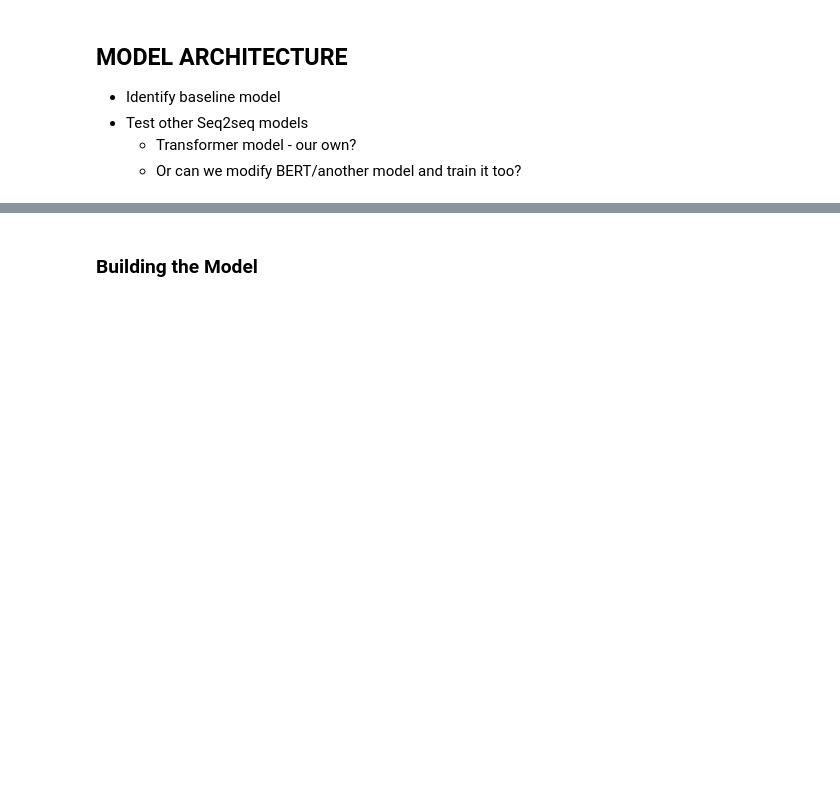
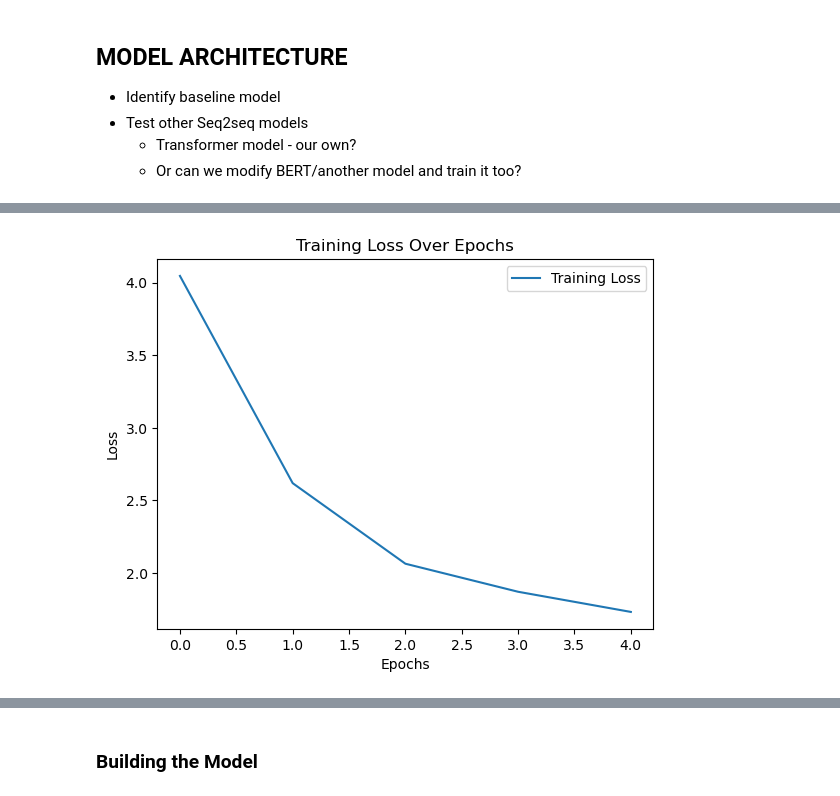
Before and after one commit to sekretaryuk/w266-final-project, a Jupyter notebook: lineara_workfile_4.ipynb, the cells around one changed output, grey strips where cells are left out. Saved outputs shown, nothing was run; the diff lists cells and outputs as text; code cells hidden in the pictures; blank space fills up the shorter version.

```diff
--- a/lineara_workfile_4.ipynb
+++ b/lineara_workfile_4.ipynb
@@ -691,0 +682,4 @@ linearb_names_test: 464
+# %%
+# Function to tokenize a column
+def tokenize_column(dataframe, column_name):
+    return dataframe[column_name].apply(lambda x: tokenizer.encode(x, add_special_tokens=True))
@@ -691,0 +734,25 @@ linearb_names_test: 464
+# %%
+# @title: BART TOKENIZER
+
+# Copy datasets; separating tokenization for BART
+BART_data_linearb_names_train = data_linearb_names_train.copy()
+BART_data_linearb_names_test = data_linearb_names_test.copy()
+
+#Initialize tokenizer
+tokenizer = MBart50TokenizerFast.from_pretrained('facebook/mbart-large-50')
+
+# Tokenizing columns in the training data
+BART_data_linearb_names_train['linear_b_sep_tokenized'] = tokenize_column(BART_data_linearb_names_train, 'linear_b_sep')
+BART_data_linearb_names_train['linear_b_transliterated_sep_tokenized'] = tokenize_column(BART_data_linearb_names_train, 'linear_b_transliterated_sep')
+BART_data_linearb_names_train['linear_b_tokenized'] = tokenize_column(BART_data_linearb_names_train, 'linear_b')
+BART_data_linearb_names_train['greek_tokenized'] = tokenize_column(BART_data_linearb_names_train, 'greek')
+BART_data_linearb_names_train['greek_transliterate_tokenized'] = tokenize_column(BART_data_linearb_names_train, 'greek_transliterate')
+BART_data_linearb_names_train['linear_b_transliterate_tokenized'] = tokenize_column(BART_data_linearb_names_train, 'linear_b_transliterate')
+
+# Tokenizing columns in the test data
+BART_data_linearb_names_test['linear_b_sep_tokenized'] = tokenize_column(BART_data_linearb_names_test, 'linear_b_sep')
+BART_data_linearb_names_test['linear_b_transliterated_sep_tokenized'] = tokenize_column(BART_data_linearb_names_test, 'linear_b_transliterated_sep')
+BART_data_linearb_names_test['linear_b_tokenized'] = tokenize_column(BART_data_linearb_names_test, 'linear_b')
+BART_data_linearb_names_test['greek_tokenized'] = tokenize_column(BART_data_linearb_names_test, 'greek')
+BART_data_linearb_names_test['greek_transliterate_tokenized'] = tokenize_column(BART_data_linearb_names_test, 'greek_transliterate')
+BART_data_linearb_names_test['linear_b_transliterate_tokenized'] = tokenize_column(BART_data_linearb_names_test, 'linear_b_transliterate')
@@ -700,0 +895,11 @@ linearb_names_test: 464
+# %%
+#Plotting loss
+
+plt.plot(epoch_loss, label='Training Loss')
+plt.xlabel('Epochs')
+plt.ylabel('Loss')
+plt.title('Training Loss Over Epochs')
+plt.legend()
+plt.show()
+# %% [output]
+[figure, added]
```
Also changed, not shown: parts of 44 cells of this notebook.
